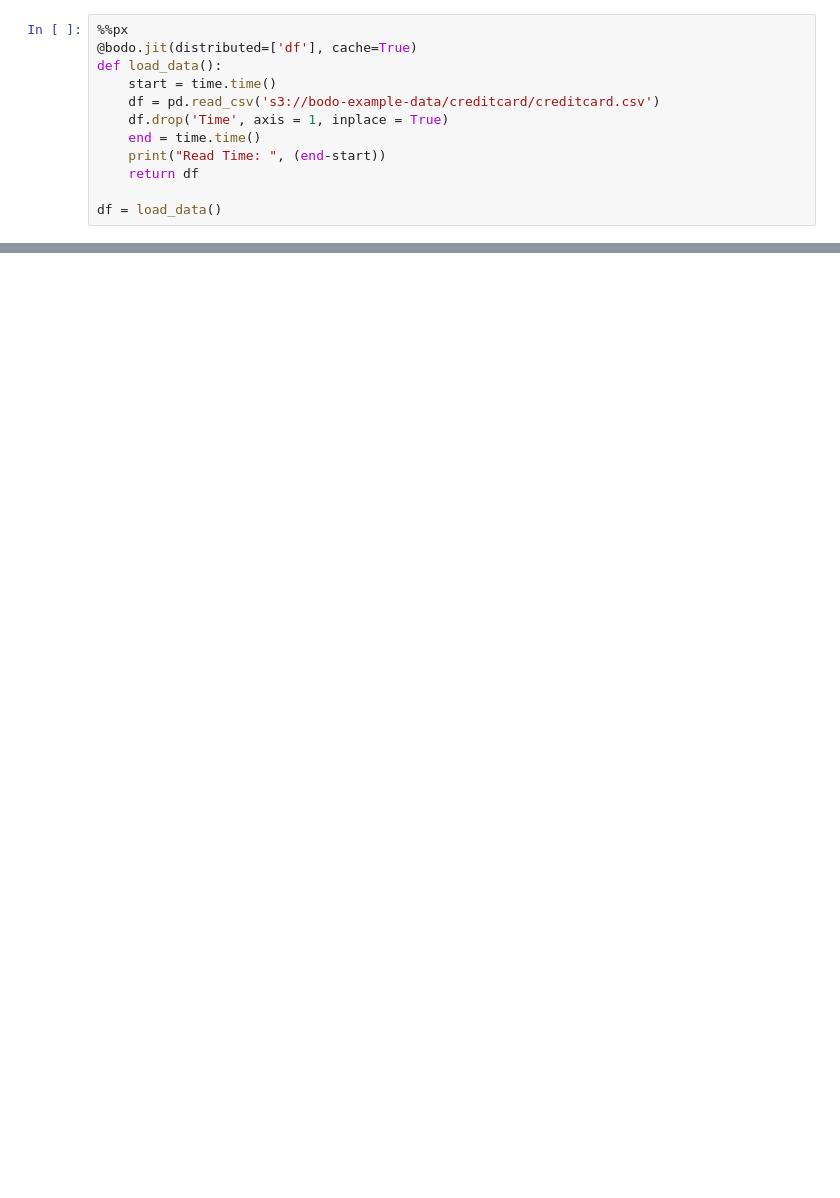
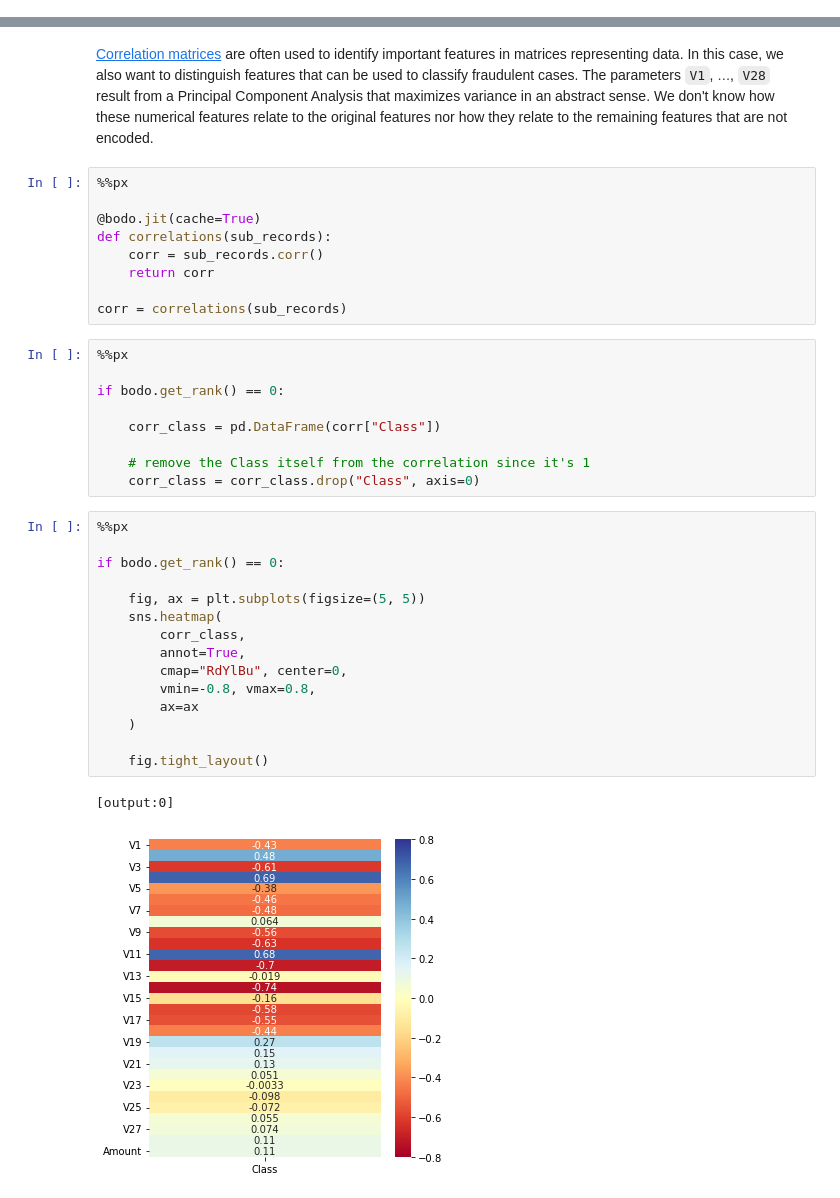
Before and after one commit to Bodo-inc/Bodo-examples, a Jupyter notebook: ml/credit-card-fraud.ipynb, the cells around one changed output, grey strips where cells are left out. Saved outputs shown, nothing was run; the diff lists cells and outputs as text; blank space fills up the shorter version.

Commit message:
Add ML examples from blog posts

```diff
--- a/ml/credit-card-fraud.ipynb
+++ b/ml/credit-card-fraud.ipynb
@@ -62,12 +0,0 @@ from sklearn.metrics import accuracy_score # evaluation metric
-# %%
-%%px
-@bodo.jit(distributed=['df'], cache=True)
-def load_data():
-    start = time.time()
-    df = pd.read_csv('s3://bodo-example-data/creditcard/creditcard.csv')
-    df.drop('Time', axis = 1, inplace = True)
-    end = time.time()
-    print("Read Time: ", (end-start))
-    return df
-
-df = load_data()
@@ -303,0 +201,38 @@ Accuracy score of the XGBoost model is 0.9989466661985184
+# %% [markdown]
+[Correlation matrices](https://nhigham.com/2020/04/14/what-is-a-correlation-matrix/) are often used to identify important features in matrices representing data. In this case, we also want to distinguish features that can be used to classify fraudulent cases. The parameters `V1`, $\ldots$, `V28` result from a Principal Component Analysis that maximizes variance in an abstract sense. We don't know how these numerical features relate to the original features nor how they relate to the remaining features that are not encoded.
+# %%
+%%px
+
+@bodo.jit(cache=True)
+def correlations(sub_records):
+    corr = sub_records.corr()
+    return corr
+
+corr = correlations(sub_records)
+# %%
+%%px
+
+if bodo.get_rank() == 0:
+
+    corr_class = pd.DataFrame(corr["Class"])
+
+    # remove the Class itself from the correlation since it's 1
+    corr_class = corr_class.drop("Class", axis=0)
+# %%
+%%px
+
+if bodo.get_rank() == 0:
+
+    fig, ax = plt.subplots(figsize=(5, 5))
+    sns.heatmap(
+        corr_class,
+        annot=True,
+        cmap="RdYlBu", center=0,
+        vmin=-0.8, vmax=0.8,
+        ax=ax
+    )
+
+    fig.tight_layout()
+# %% [output]
+[output:0]
+[figure, added]
```
Also changed, not shown: parts of 68 cells of this notebook, 2 other files.
